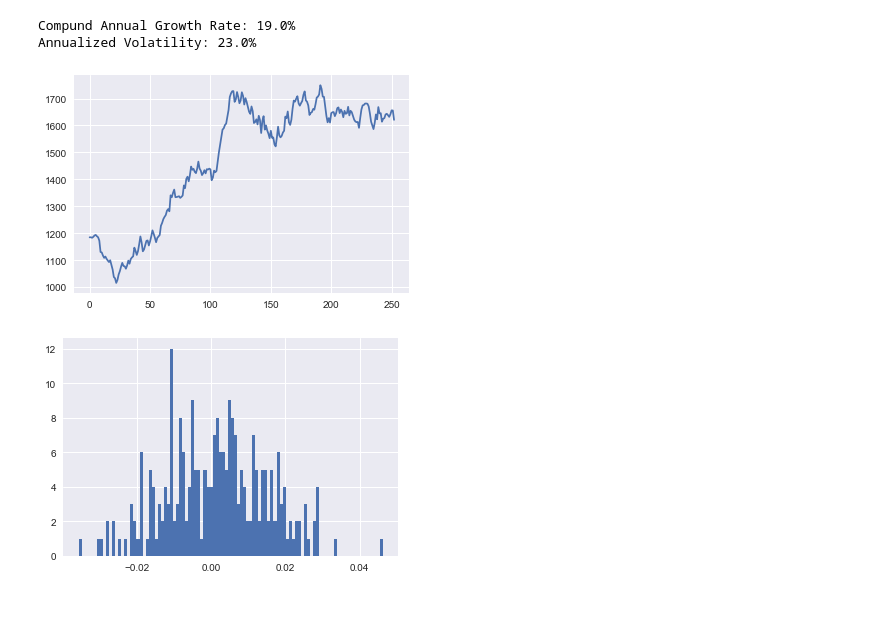
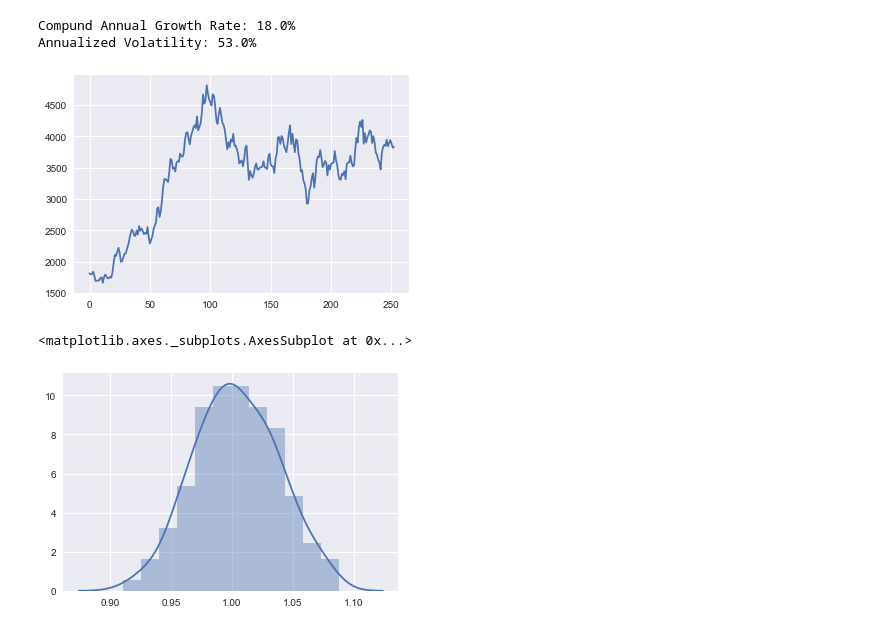
Before and after one commit to osmian/Computational-Finance, a Jupyter notebook: Monte Carlo Method Stock Price Simulation.ipynb, the cells around one changed output. Drawn from its saved outputs; the diff is of its cells as text; code cells hidden in the pictures.

```diff
--- a/Monte Carlo Method Stock Price Simulation.ipynb
+++ b/Monte Carlo Method Stock Price Simulation.ipynb
@@ -17,7 +17,7 @@ plt.style.use('seaborn')
 %matplotlib inline
 
 #Insert stock symbol to model
-stock = 'GOOG'
+stock = 'AMZN'
 
 #Insert your API Key here
 API_KEY = 'YJK98D4VULD5HOE1'
@@ -53,35 +53,35 @@ stockData['Returns'] = stockData['Adjusted Close'].pct_change()
 volatility = stockData['Returns'].std() * (math.sqrt(252))
 print('Annualized Volatility: ' + str(round(volatility,2)*100)+'%')
 # %% [output]
-Compund Annual Growth Rate: 19.0%
-Annualized Volatility: 23.0%
+Compund Annual Growth Rate: 18.0%
+Annualized Volatility: 53.0%
 # %%
 # S is the latest close data point
 S = stockData['Adjusted Close'][-1]
 #T is the number of trading days in a year, the x-axis we will model
 T = 252
 
 #Creating a list of daily returns using a random normal distribution ie, np.random.normal
 daily_returns=np.random.normal((cagr/T),volatility/math.sqrt(T),T)+1
 
 # The starting price is the latest adjusted close and we create a price series from the daily_returns generated
 price_list = [S]
 for x in daily_returns:
     price_list.append(price_list[-1]*x)
 
 # This plots only one random walk of the stock and the histogram corresponding to it
 # It gives us no insight though since the probability of this exact distribution happending is basically zero
-
-
 plt.plot(price_list)
 plt.show()
 
 
-plt.hist(daily_returns - 1,bins=100)
-plt.show()
+# plt.hist(daily_returns - 1,bins=100)
+# plt.show()
+sns.distplot(daily_returns)
 # %% [output]
-[figure, old version]
+[figure, new version]
+<matplotlib.axes._subplots.AxesSubplot at 0x...>
-[figure, old version]
+[figure, new version]
 # %%
 # Now we overlay all of the plots onto one graph for as many trials as we wish to simulate
 # Giving us the potential outcomes generated for all trials from cagr and volatility and randomness
```
Also changed, not shown: parts of 6 cells of this notebook.
